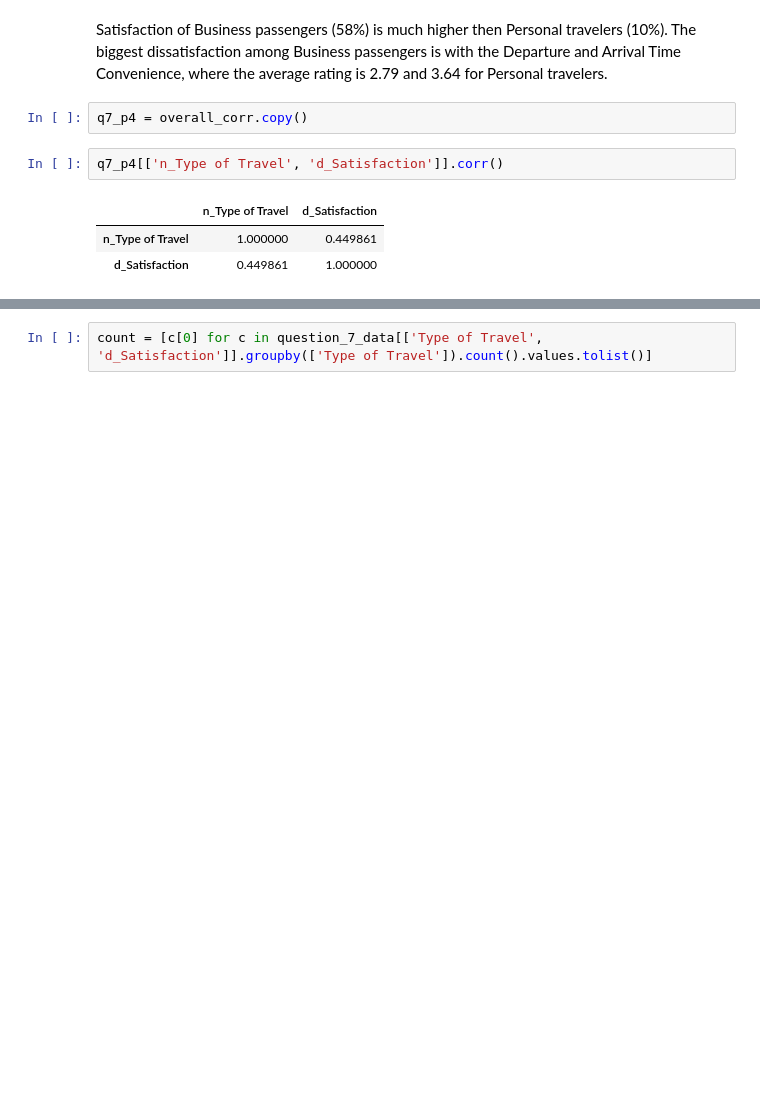
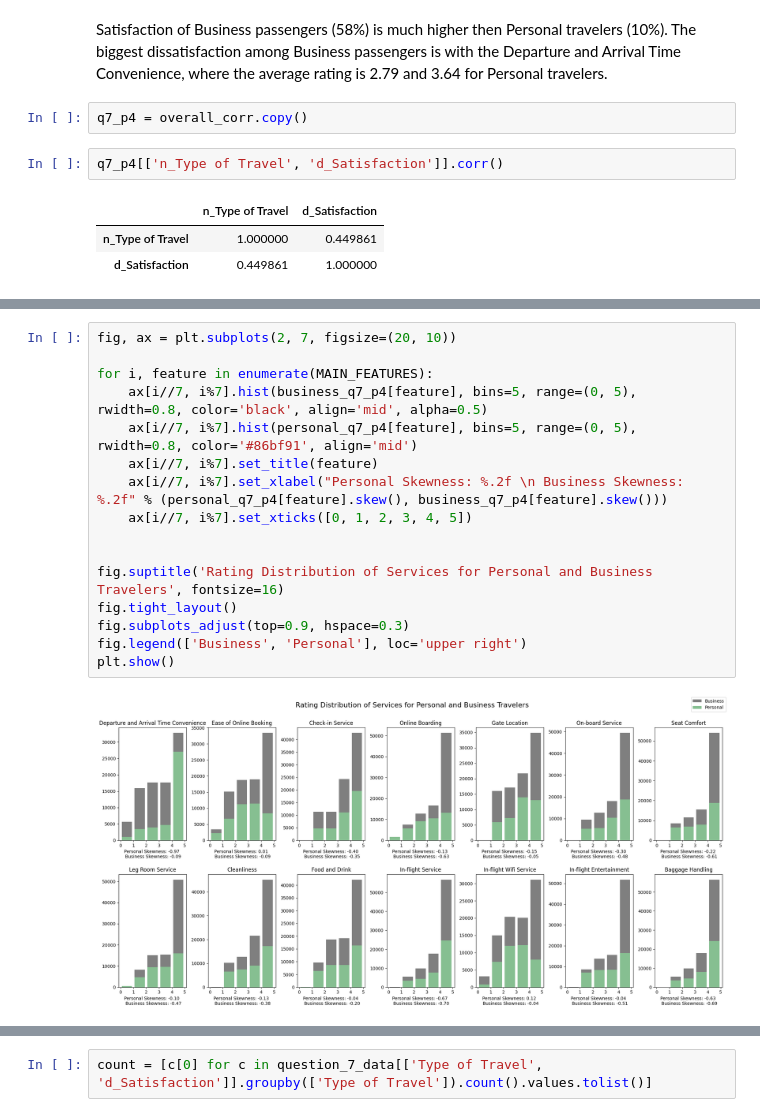
Before and after one commit to chef-danny-d/airline-satisfaction, a Jupyter notebook: project.ipynb, the cells around one changed output, grey strips where cells are left out. Drawn from its saved outputs; the diff is of its cells as text; blank space fills up the shorter version.

```diff
--- a/project.ipynb
+++ b/project.ipynb
@@ -784,0 +829,18 @@ q7_p4[['n_Type of Travel', 'd_Satisfaction']].corr()
+# %%
+fig, ax = plt.subplots(2, 7, figsize=(20, 10))
+
+for i, feature in enumerate(MAIN_FEATURES):
+    ax[i//7, i%7].hist(business_q7_p4[feature], bins=5, range=(0, 5), rwidth=0.8, color='black', align='mid', alpha=0.5)
+    ax[i//7, i%7].hist(personal_q7_p4[feature], bins=5, range=(0, 5), rwidth=0.8, color='#86bf91', align='mid')
+    ax[i//7, i%7].set_title(feature)
+    ax[i//7, i%7].set_xlabel("Personal Skewness: %.2f \n Business Skewness: %.2f" % (personal_q7_p4[feature].skew(), business_q7_p4[feature].skew()))
+    ax[i//7, i%7].set_xticks([0, 1, 2, 3, 4, 5])
+
+
+fig.suptitle('Rating Distribution of Services for Personal and Business Travelers', fontsize=16)
+fig.tight_layout()
+fig.subplots_adjust(top=0.9, hspace=0.3)
+fig.legend(['Business', 'Personal'], loc='upper right')
+plt.show()
+# %% [output]
+[figure, added]
```
Also changed, not shown: parts of 11 cells of this notebook.
